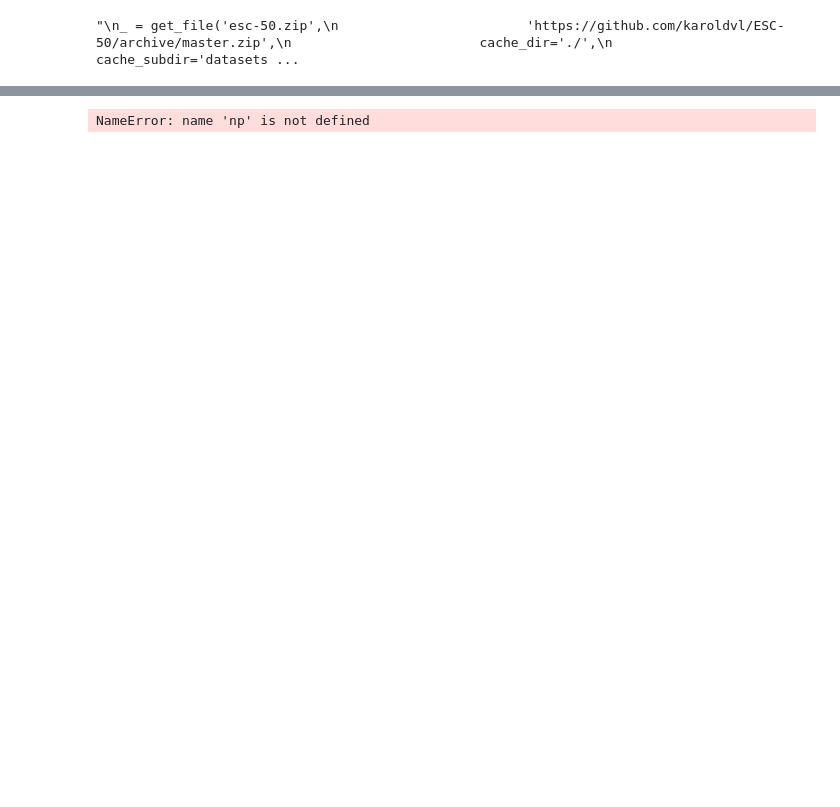
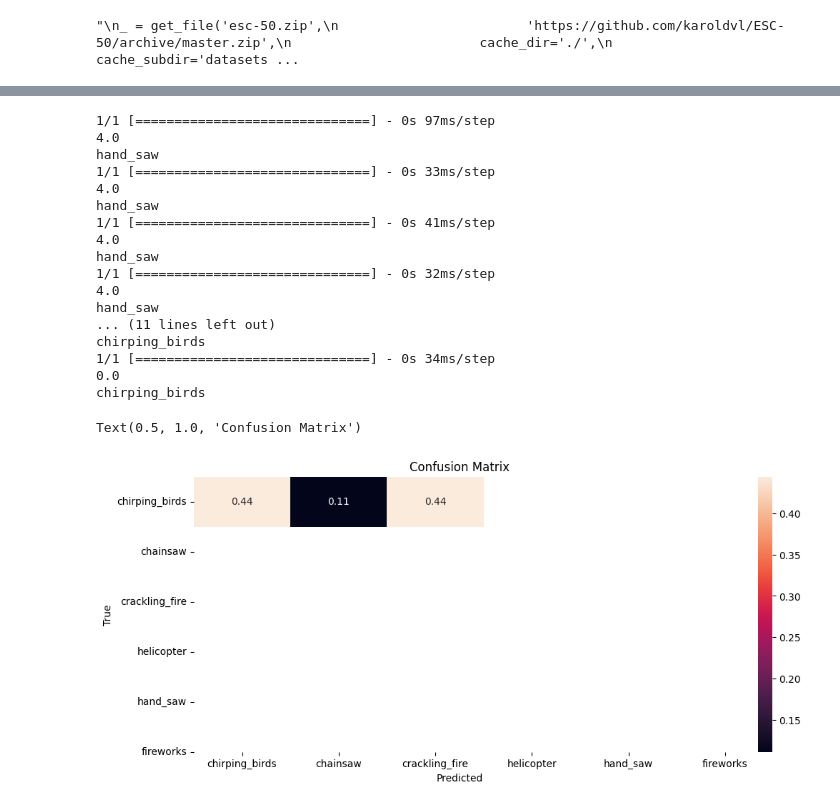
Before and after one commit to LoicTumelaire/LELEC210X, a Jupyter notebook: classification/tensorflow2.ipynb, the cells around one changed output, grey strips where cells are left out. Drawn from its saved outputs; the diff is of its cells as text; code cells hidden in the pictures; blank space fills up the shorter version.

```diff
--- a/classification/tensorflow2.ipynb
+++ b/classification/tensorflow2.ipynb
@@ -362,50 +322,58 @@ Epoch 16/30
 # %%
 fm_dir = "classification/data/feature_matrices/"
 
 file1 = np.load(fm_dir + "../melspecs/0005001a00.npy")
 file2 = np.load(fm_dir + "../melspecs/0002001900.npy")
 file3 = np.load(fm_dir + "../melspecs/0004001500.npy")
 file4 = np.load(fm_dir + "../melspecs/0004001900.npy")
 file5 = np.load(fm_dir + "../melspecs/0005000700.npy")
 file6 = np.load(fm_dir + "../melspecs/0005001200.npy")
 file7 = np.load(fm_dir + "../melspecs/0005002200.npy")
 file8 = np.load(fm_dir + "../melspecs/0017002200.npy")
 file9 = np.load(fm_dir + "../melspecs/0026000000.npy")
 
-X_aug = []
+y_aug = np.array([0, 0, 0, 0, 0, 0, 0, 0, 0])
 
-X_aug.append(file1.reshape(20, 20, 1))
-X_aug.append(file2.reshape(20, 20, 1))
-X_aug.append(file3.reshape(20, 20, 1))
-X_aug.append(file4.reshape(20, 20, 1))
-X_aug.append(file5.reshape(20, 20, 1))
-X_aug.append(file6.reshape(20, 20, 1))
-X_aug.append(file7.reshape(20, 20, 1))
-X_aug.append(file8.reshape(20, 20, 1))
-X_aug.append(file9.reshape(20, 20, 1))
+X_aug = [file1, file2, file3, file4, file5, file6, file7, file8, file9]
 
-for i in range(len(X_aug)):
-    X_aug[i] = X_aug[i][None, ...]
-
-y_aug = np.array([0, 0, 0, 0, 0, 0, 0, 0, 0])
 
 y_pred = np.zeros(len(y_aug))
 
-for i in range(len(y_aug)):
-    y_pred[i] = model.predict(X_aug[i]).argmax(axis=1)
-    print (y_pred)
+for i in range(len(X_aug)):
+
+    y_pred[i] = model.predict(X_aug[i]).argmax()
+    print (y_pred[i])
+    print (my_classes[int(y_pred[i])])
+
+# Plot the confusion matrix
 
 cm = confusion_matrix(y_aug, y_pred)
 cm = cm / cm.sum(axis=1)[:, np.newaxis]
-
-# plot the training history
+fig, ax = plt.subplots(1, 1, figsize=(12, 5))
 
 # Plot the confusion matrix
-heatmap(cm, annot=True, xticklabels=my_classes, yticklabels=my_classes)
-plt.set_xlabel('Predicted')
-plt.set_ylabel('True')
-plt.set_title('Confusion Matrix')
 
-plt.show()
+heatmap(cm, annot=True, xticklabels=my_classes, yticklabels=my_classes, ax=ax)
+ax.set_xlabel('Predicted')
+ax.set_ylabel('True')
+ax.set_title('Confusion Matrix')
 # %% [output]
-NameError: name 'np' is not defined
+1/1 [==============================] - 0s 97ms/step
+4.0
+hand_saw
+1/1 [==============================] - 0s 33ms/step
+4.0
+hand_saw
+1/1 [==============================] - 0s 41ms/step
+4.0
+hand_saw
+1/1 [==============================] - 0s 32ms/step
+4.0
+hand_saw
+... (11 lines left out)
+chirping_birds
+1/1 [==============================] - 0s 34ms/step
+0.0
+chirping_birds
+Text(0.5, 1.0, 'Confusion Matrix')
+[figure, added]
```
Also changed, not shown: parts of 4 cells of this notebook, 1 other file.
